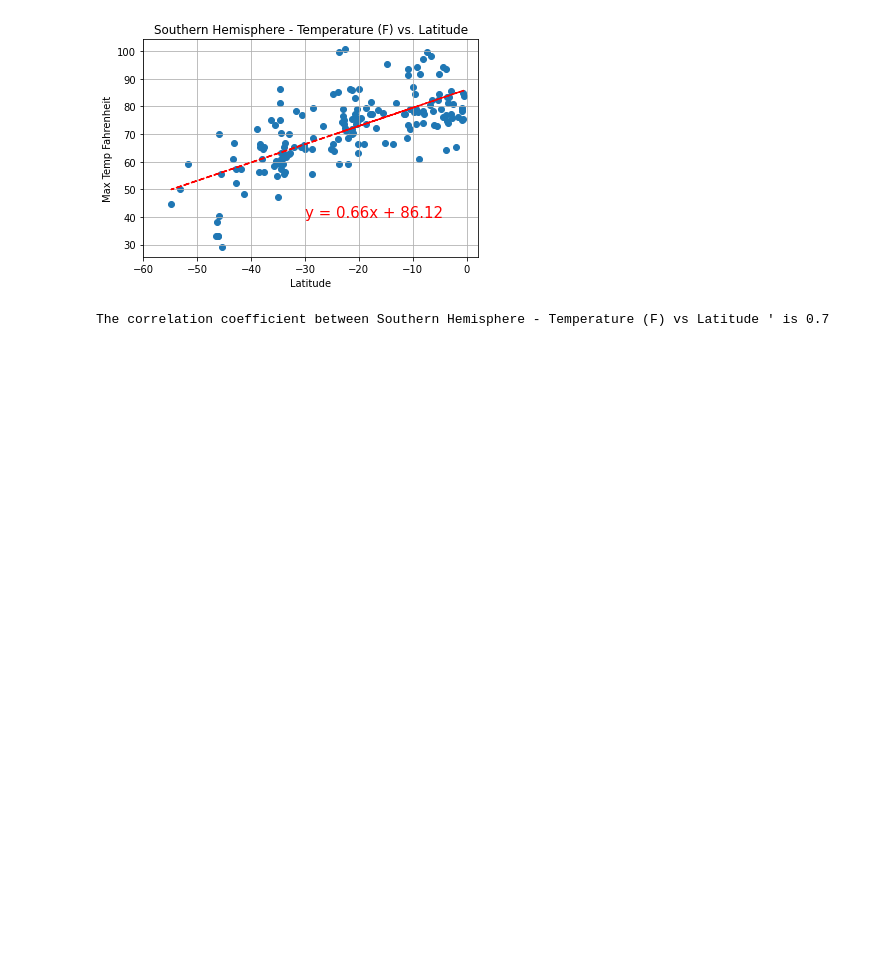
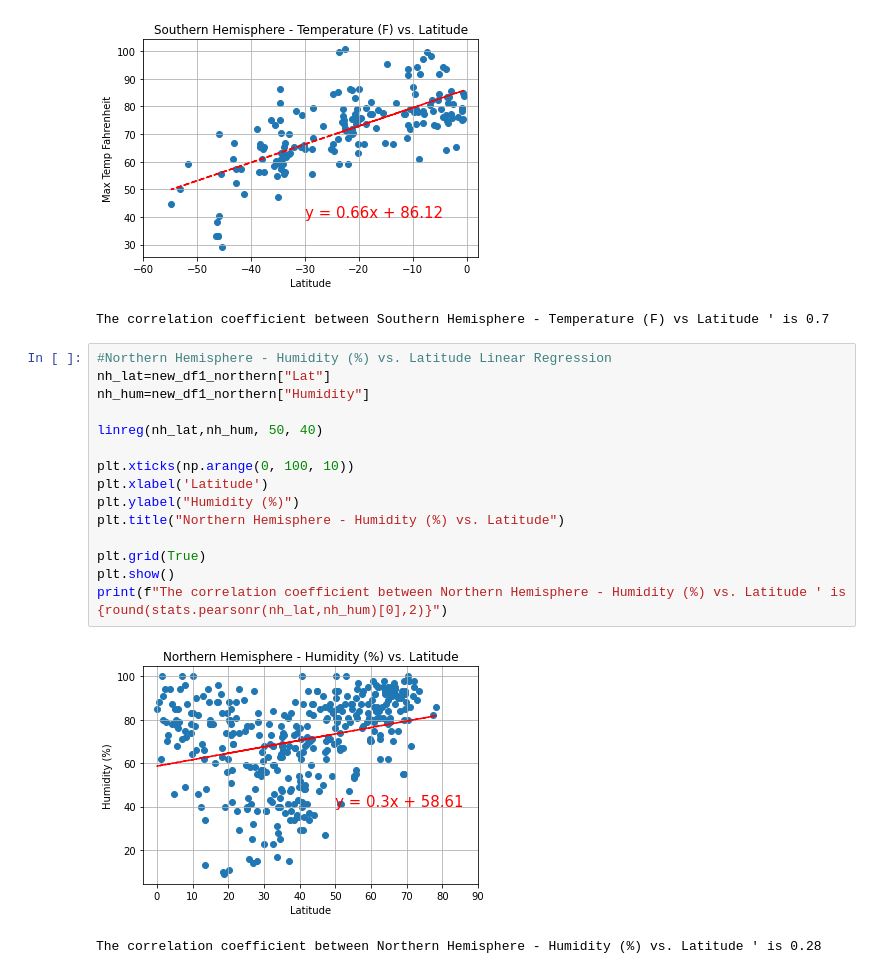
Before and after one commit to bregan78/python_api_challenge, a Jupyter notebook: WeatherPy/WeatherPy.ipynb, the cells around one changed output. Drawn from its saved outputs; the diff is of its cells as text; blank space fills up the shorter version.

Commit message:
added all graphs for weather

```diff
--- a/WeatherPy/WeatherPy.ipynb
+++ b/WeatherPy/WeatherPy.ipynb
@@ -391,3 +387,21 @@ print(f"The correlation coefficient between Southern Hemisphere - Temperature (F
 # %% [output]
 [figure]
 The correlation coefficient between Southern Hemisphere - Temperature (F) vs Latitude ' is 0.7
+# %%
+#Northern Hemisphere - Humidity (%) vs. Latitude Linear Regression
+nh_lat=new_df1_northern["Lat"]
+nh_hum=new_df1_northern["Humidity"]
+
+linreg(nh_lat,nh_hum, 50, 40)
+
+plt.xticks(np.arange(0, 100, 10))
+plt.xlabel('Latitude')
+plt.ylabel("Humidity (%)")
+plt.title("Northern Hemisphere - Humidity (%) vs. Latitude")
+
+plt.grid(True)
+plt.show()
+print(f"The correlation coefficient between Northern Hemisphere - Humidity (%) vs. Latitude ' is {round(stats.pearsonr(nh_lat,nh_hum)[0],2)}")
+# %% [output]
+[figure, added]
+The correlation coefficient between Northern Hemisphere - Humidity (%) vs. Latitude ' is 0.28
```
Also changed, not shown: parts of 8 cells of this notebook.
